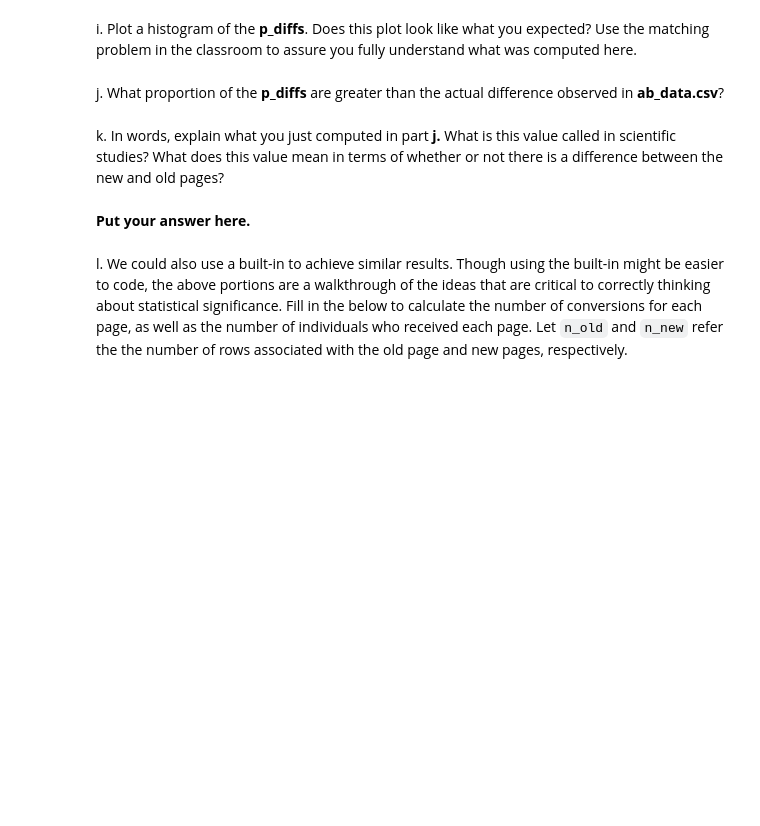
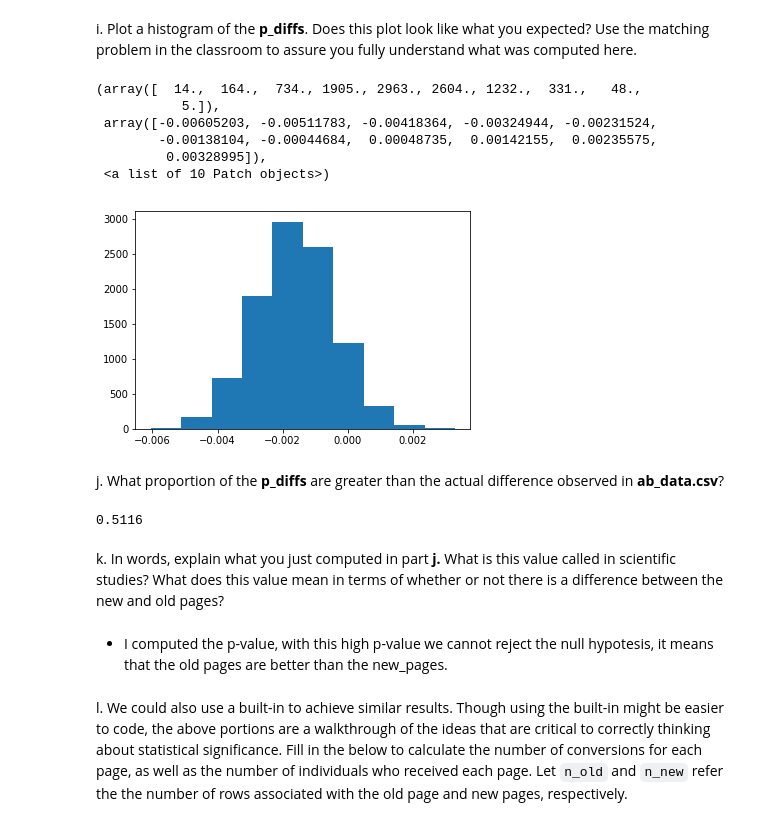
Before and after one commit to geocarvalho/python-ds, a Jupyter notebook: DS-fundations-2/statistics/project/Analyze_ab_test_results_notebook.ipynb, the cells around one changed output. Drawn from its saved outputs; the diff is of its cells as text; code cells hidden in the pictures; blank space fills up the shorter version.

```diff
--- a/DS-fundations-2/statistics/project/Analyze_ab_test_results_notebook.ipynb
+++ b/DS-fundations-2/statistics/project/Analyze_ab_test_results_notebook.ipynb
@@ -171,0 +179,3 @@ a. What is the **convert rate** for $p_{new}$ under the null?
+# %%
+pnew = df2.converted.mean()
+pnew
@@ -172,2 +184,5 @@ a. What is the **convert rate** for $p_{new}$ under the null?
 # %% [markdown]
 b. What is the **convert rate** for $p_{old}$ under the null? <br><br>
+# %%
+pold = df2.converted.mean()
+pold
@@ -186,10 +232,34 @@ h. Simulate 10,000 $p_{new}$ - $p_{old}$ values using this same process similarl
+# %%
+p_diffs = []
+for _ in range(10000):
+    p_samp = df2.sample(df2.shape[0], replace=True)
+    pnew = p_samp.query('landing_page=="new_page"')['converted'].mean()
+    pold = p_samp.query('landing_page=="old_page"')['converted'].mean()
+    p_diffs.append(pnew-pold)
 # %% [markdown]
 i. Plot a histogram of the **p_diffs**.  Does this plot look like what you expected?  Use the matching problem in the classroom to assure you fully understand what was computed here.
+# %%
+plt.hist(np.array(p_diffs))
+# %% [output]
+(array([  14.,  164.,  734., 1905., 2963., 2604., 1232.,  331.,   48.,
+           5.]),
+ array([-0.00605203, -0.00511783, -0.00418364, -0.00324944, -0.00231524,
+        -0.00138104, -0.00044684,  0.00048735,  0.00142155,  0.00235575,
+         0.00328995]),
+ <a list of 10 Patch objects>)
+[figure, added]
 # %% [markdown]
 j. What proportion of the **p_diffs** are greater than the actual difference observed in **ab_data.csv**?
+# %%
+actual_pold = df2.query('landing_page=="old_page"')['converted'].mean()
+actual_pnew = df2.query('landing_page=="new_page"')['converted'].mean()
+actual_diff = actual_pnew - actual_pold
+(p_diffs > actual_diff).mean()
+# %% [output]
+0.5116
 # %% [markdown]
 k. In words, explain what you just computed in part **j.**  What is this value called in scientific studies?  What does this value mean in terms of whether or not there is a difference between the new and old pages?
-# %% [markdown]
-**Put your answer here.**
+# %% [markdown]
+* I computed the p-value, with this high p-value we cannot reject the null hypotesis, it means that the old pages are better than the new_pages.
 # %% [markdown]
 l. We could also use a built-in to achieve similar results.  Though using the built-in might be easier to code, the above portions are a walkthrough of the ideas that are critical to correctly thinking about statistical significance. Fill in the below to calculate the number of conversions for each page, as well as the number of individuals who received each page. Let `n_old` and `n_new` refer the the number of rows associated with the old page and new pages, respectively.
```
Also changed, not shown: parts of 26 cells of this notebook.
